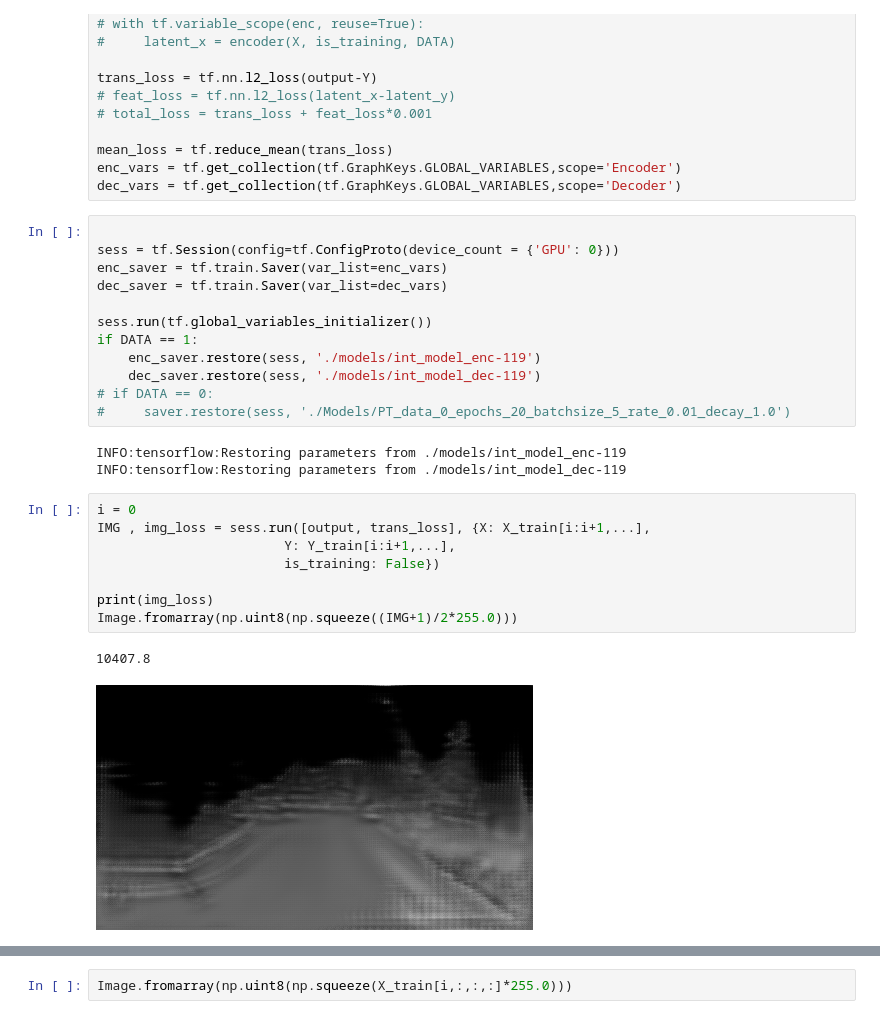
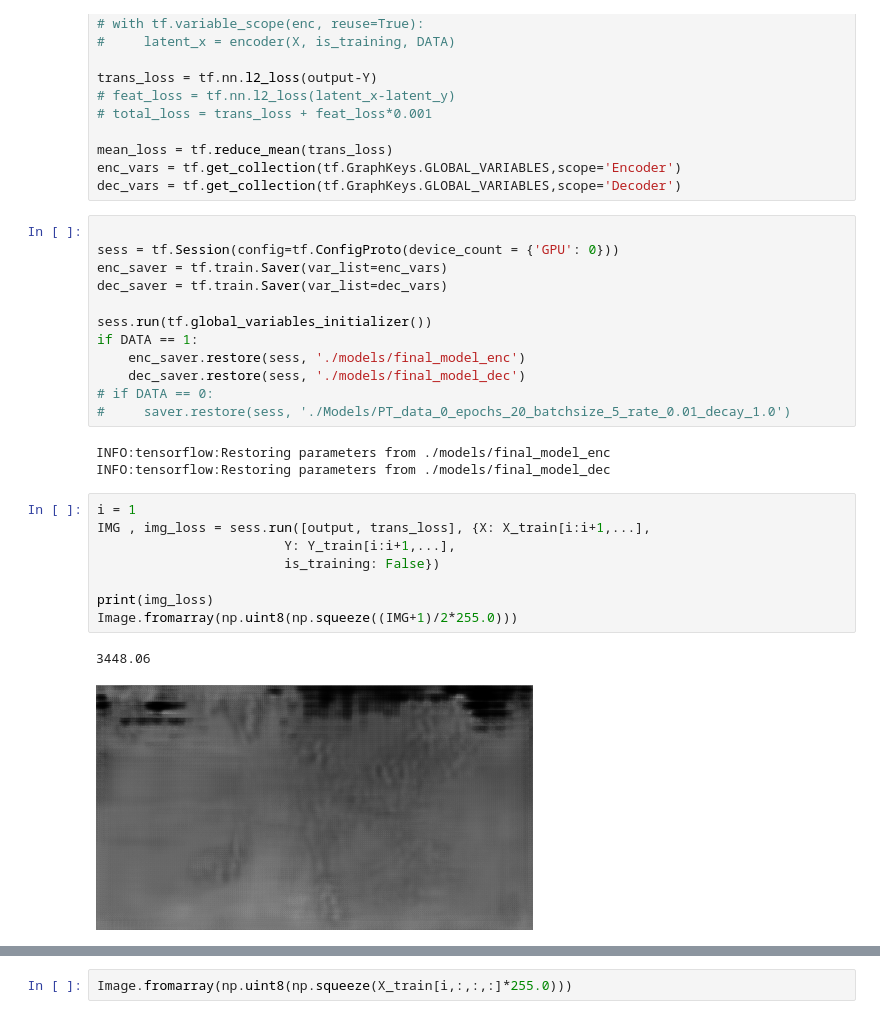
Before and after one commit to jmern3250/misc, a Jupyter notebook: depth/AirSim/WGAN_Improved/disc_test.ipynb, the cells around one changed output, grey strips where cells are left out. Saved outputs shown, nothing was run; the diff lists cells and outputs as text.

```diff
--- a/depth/AirSim/WGAN_Improved/disc_test.ipynb
+++ b/depth/AirSim/WGAN_Improved/disc_test.ipynb
@@ -49,24 +49,24 @@ dec_saver = tf.train.Saver(var_list=dec_vars)
 
 sess.run(tf.global_variables_initializer())
 if DATA == 1:
-    enc_saver.restore(sess, './models/int_model_enc-119')
-    dec_saver.restore(sess, './models/int_model_dec-119')
+    enc_saver.restore(sess, './models/final_model_enc')
+    dec_saver.restore(sess, './models/final_model_dec')
 # if DATA == 0:
 #     saver.restore(sess, './Models/PT_data_0_epochs_20_batchsize_5_rate_0.01_decay_1.0')
 # %% [output]
-INFO:tensorflow:Restoring parameters from ./models/int_model_enc-119
-INFO:tensorflow:Restoring parameters from ./models/int_model_dec-119
+INFO:tensorflow:Restoring parameters from ./models/final_model_enc
+INFO:tensorflow:Restoring parameters from ./models/final_model_dec
 # %%
-i = 0
+i = 1
 IMG , img_loss = sess.run([output, trans_loss], {X: X_train[i:i+1,...],
                         Y: Y_train[i:i+1,...],
                         is_training: False})
 
 print(img_loss)
 Image.fromarray(np.uint8(np.squeeze((IMG+1)/2*255.0)))
 # %% [output]
-10407.8
+3448.06
-[figure, old version]
+[figure, new version]
 # %%
 Image.fromarray(np.uint8(np.squeeze((Y_train[i,:,:,:]+1)/2*255.0)))
 # %% [output]
```
Also changed, not shown: parts of 1 cell of this notebook, 1 other file.
